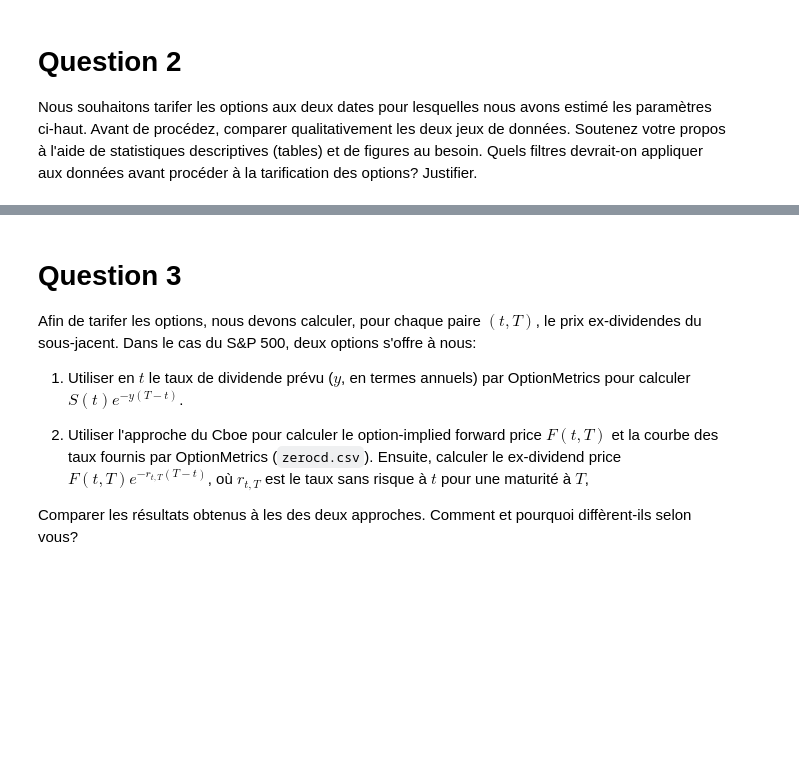
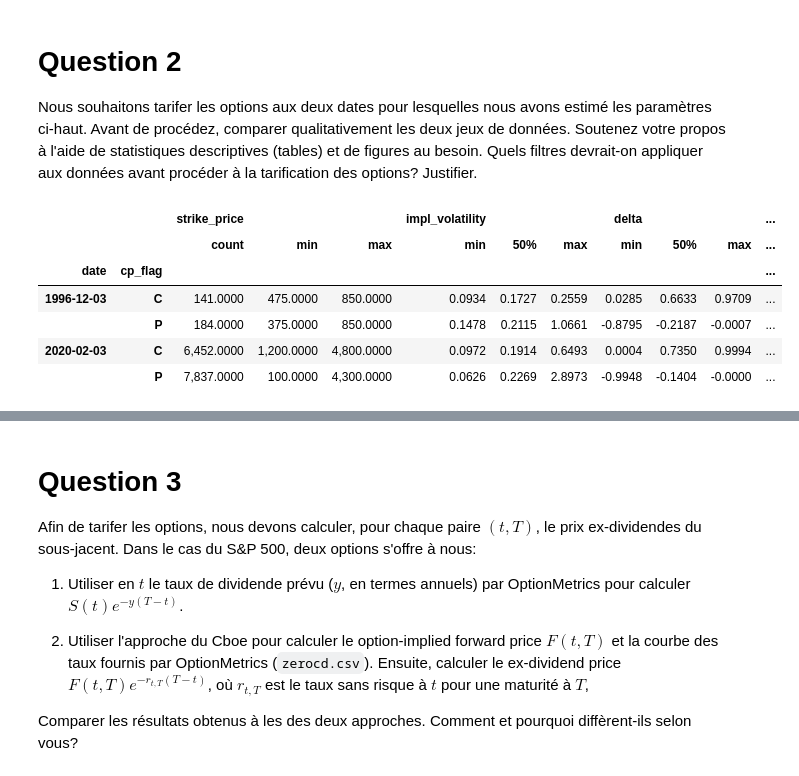
Before and after one commit to widelc/TP2_PD, a Jupyter notebook: assignment2.ipynb, the cells around one changed output, grey strips where cells are left out. Saved outputs shown, nothing was run; the diff lists cells and outputs as text; code cells hidden in the pictures; blank space fills up the shorter version.

```diff
--- a/assignment2.ipynb
+++ b/assignment2.ipynb
@@ -105,8 +113,17 @@ Nous souhaitons tarifer les options aux deux dates pour lesquelles nous avons es
 # %%
 # Construction de la table descriptive
 options96   = pd.read_csv('opprcd961203_108105.csv', index_col=0).reset_index(drop=True)
 options20   = pd.read_csv('opprcd200201_108105.csv', index_col=0).reset_index(drop=True)
+spx = load_price()
 option_info = pd.concat([options96, options20])
 
-f_describe_table(option_info).dropna(axis = 1)
+f_describe_table(option_info, spx).dropna(axis=1)
+# %% [output]
+|  |  | strike_price |  |  | impl_volatility |  |  | delta |  |  | ... |
+|  |  | count | min | max | min | 50% | max | min | 50% | max | ... |
+| date | cp_flag |  |  |  |  |  |  |  |  |  | ... |
+| 1996-12-03 | C | 141.0000 | 475.0000 | 850.0000 | 0.0934 | 0.1727 | 0.2559 | 0.0285 | 0.6633 | 0.9709 | ... |
+|  | P | 184.0000 | 375.0000 | 850.0000 | 0.1478 | 0.2115 | 1.0661 | -0.8795 | -0.2187 | -0.0007 | ... |
+| 2020-02-03 | C | 6,452.0000 | 1,200.0000 | 4,800.0000 | 0.0972 | 0.1914 | 0.6493 | 0.0004 | 0.7350 | 0.9994 | ... |
+|  | P | 7,837.0000 | 100.0000 | 4,300.0000 | 0.0626 | 0.2269 | 2.8973 | -0.9948 | -0.1404 | -0.0000 | ... |
 # %% [markdown]
```
Also changed, not shown: parts of 15 cells of this notebook, 4 other files.
